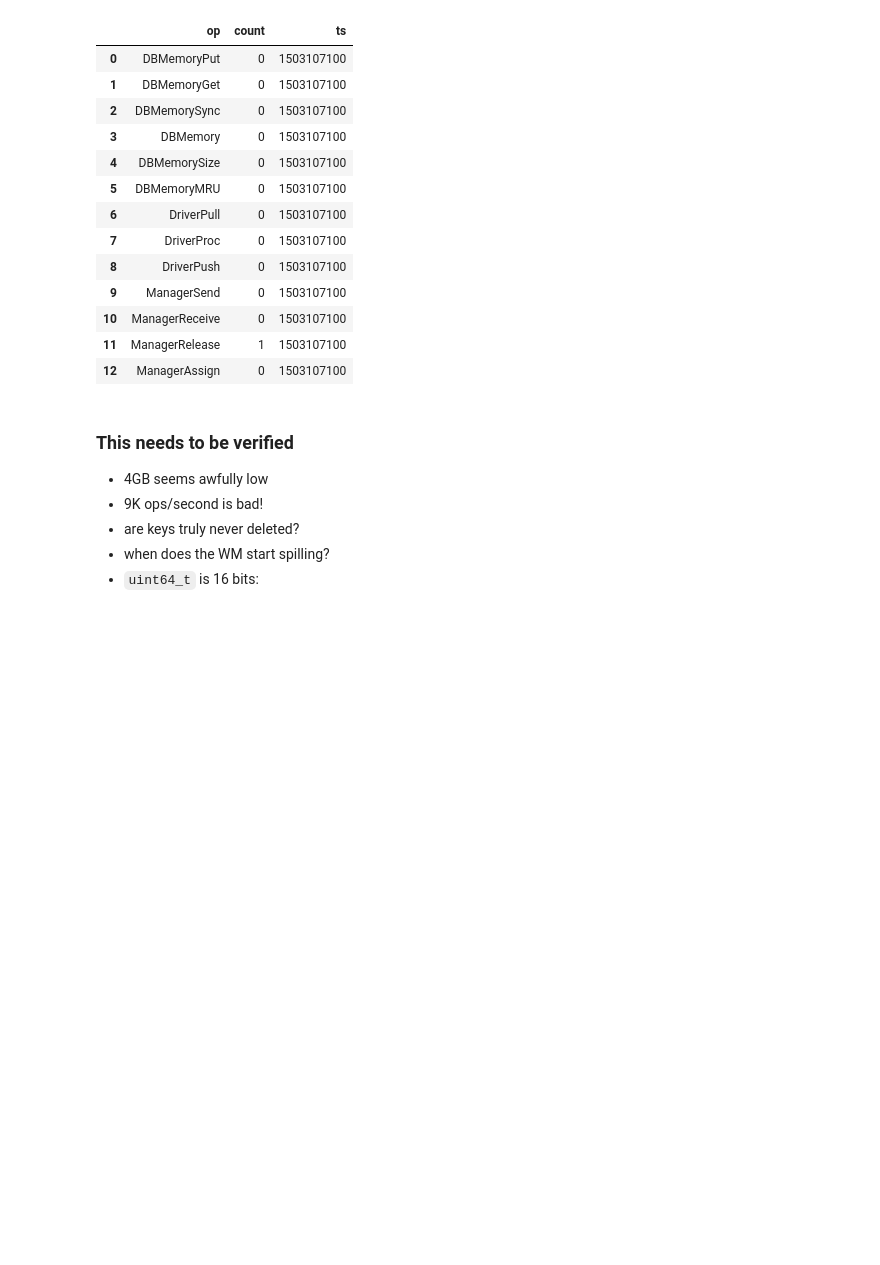
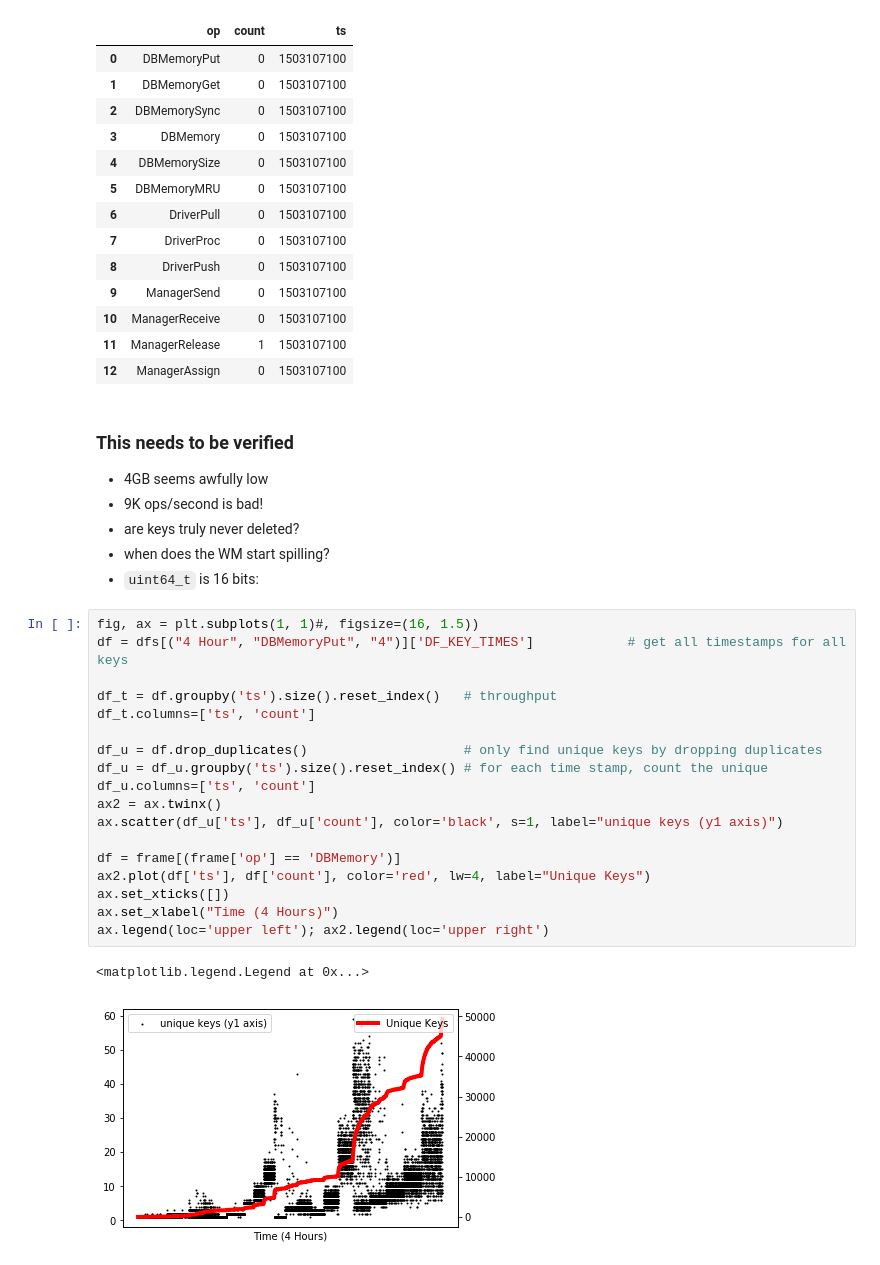
Before and after one commit to michaelsevilla/parsplice-popper, a Jupyter notebook: viz/viz-keyspace-size.ipynb, the cells around one changed output. Cells and saved outputs as stored; diff of their text form; blank space fills up the shorter version.

```diff
--- a/viz/viz-keyspace-size.ipynb
+++ b/viz/viz-keyspace-size.ipynb
@@ -215,3 +210,24 @@ frame.head(13)
 - are keys truly never deleted?
 - when does the WM start spilling?
 - `uint64_t` is 16 bits:
+# %%
+fig, ax = plt.subplots(1, 1)#, figsize=(16, 1.5))
+df = dfs[("4 Hour", "DBMemoryPut", "4")]['DF_KEY_TIMES']            # get all timestamps for all keys
+
+df_t = df.groupby('ts').size().reset_index()   # throughput
+df_t.columns=['ts', 'count']
+
+df_u = df.drop_duplicates()                    # only find unique keys by dropping duplicates
+df_u = df_u.groupby('ts').size().reset_index() # for each time stamp, count the unique
+df_u.columns=['ts', 'count']
+ax2 = ax.twinx()
+ax.scatter(df_u['ts'], df_u['count'], color='black', s=1, label="unique keys (y1 axis)")
+
+df = frame[(frame['op'] == 'DBMemory')]
+ax2.plot(df['ts'], df['count'], color='red', lw=4, label="Unique Keys")
+ax.set_xticks([])
+ax.set_xlabel("Time (4 Hours)")
+ax.legend(loc='upper left'); ax2.legend(loc='upper right')
+# %% [output]
+<matplotlib.legend.Legend at 0x...>
+[figure, added]
```
Also changed, not shown: parts of 6 cells of this notebook, 2 other files.
